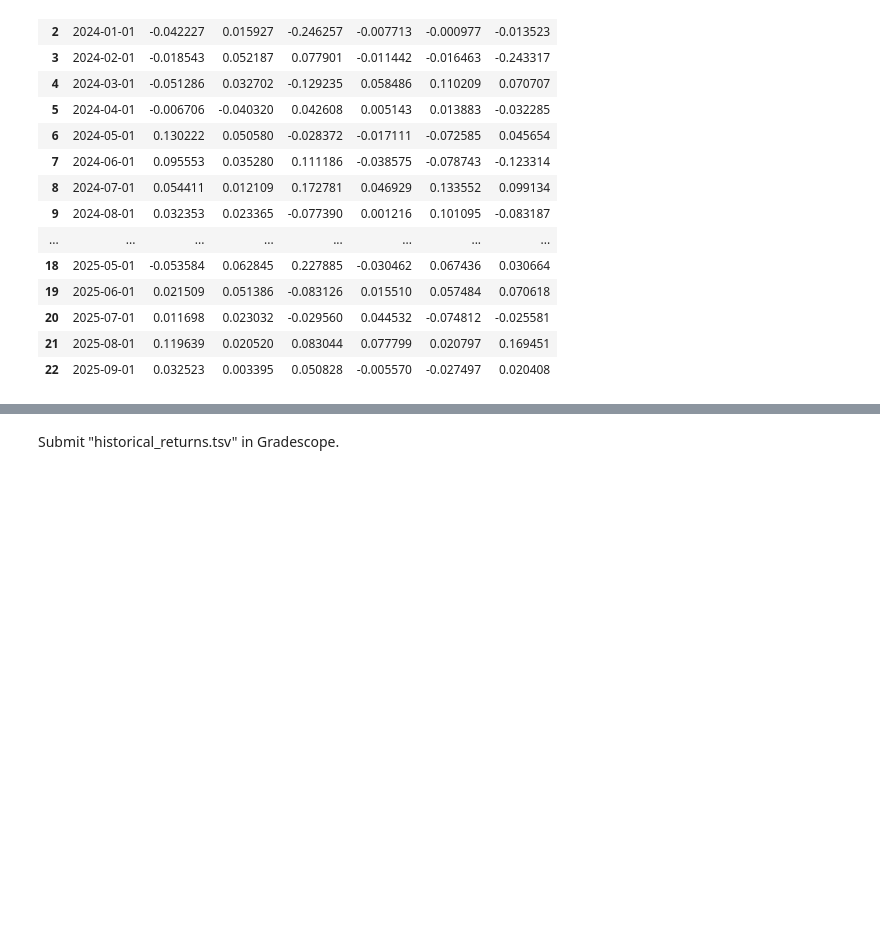
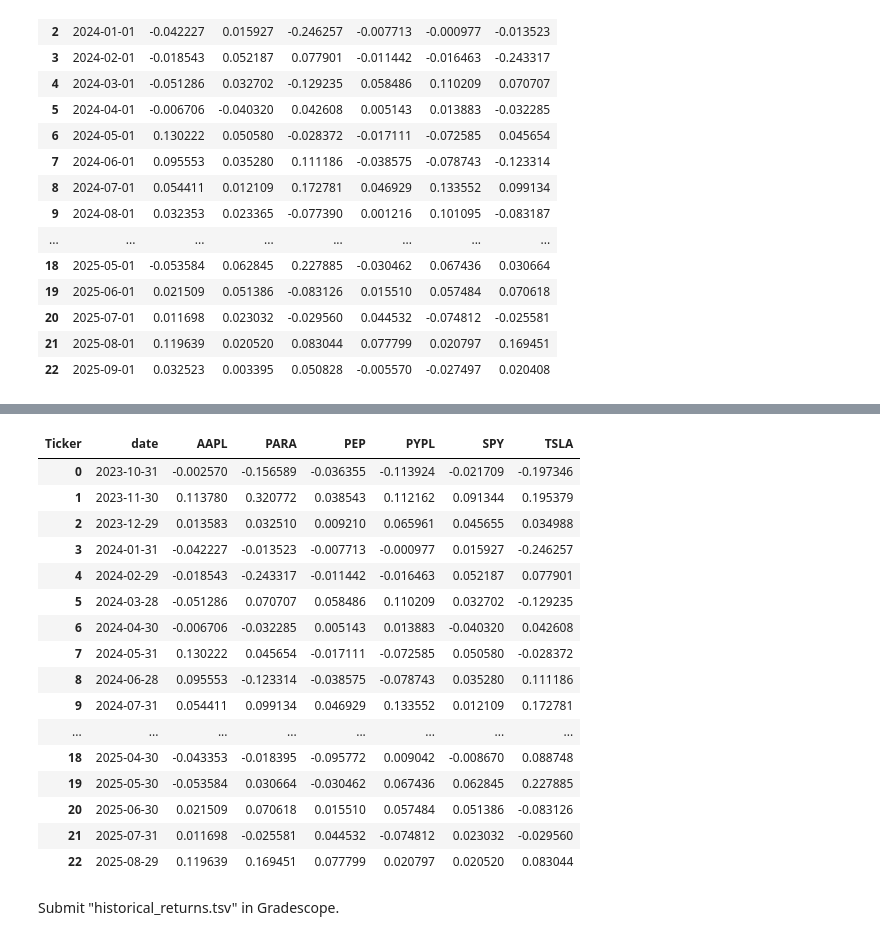
Before and after one commit to polinacsv/dx704-project-01, a Jupyter notebook: project.ipynb, the cells around one changed output, grey strips where cells are left out. Saved outputs shown, nothing was run; the diff lists cells and outputs as text; code cells hidden in the pictures; blank space fills up the shorter version.

```diff
--- a/project.ipynb
+++ b/project.ipynb
@@ -498,0 +517,20 @@ assert list(returns_out["date"]) == list(prices_out["date"][1:]), "Return dates
+# %%
+returns_out
+# %% [output]
+| Ticker | date | AAPL | PARA | PEP | PYPL | SPY | TSLA |
+| 0 | 2023-10-31 | -0.002570 | -0.156589 | -0.036355 | -0.113924 | -0.021709 | -0.197346 |
+| 1 | 2023-11-30 | 0.113780 | 0.320772 | 0.038543 | 0.112162 | 0.091344 | 0.195379 |
+| 2 | 2023-12-29 | 0.013583 | 0.032510 | 0.009210 | 0.065961 | 0.045655 | 0.034988 |
+| 3 | 2024-01-31 | -0.042227 | -0.013523 | -0.007713 | -0.000977 | 0.015927 | -0.246257 |
+| 4 | 2024-02-29 | -0.018543 | -0.243317 | -0.011442 | -0.016463 | 0.052187 | 0.077901 |
+| 5 | 2024-03-28 | -0.051286 | 0.070707 | 0.058486 | 0.110209 | 0.032702 | -0.129235 |
+| 6 | 2024-04-30 | -0.006706 | -0.032285 | 0.005143 | 0.013883 | -0.040320 | 0.042608 |
+| 7 | 2024-05-31 | 0.130222 | 0.045654 | -0.017111 | -0.072585 | 0.050580 | -0.028372 |
+| 8 | 2024-06-28 | 0.095553 | -0.123314 | -0.038575 | -0.078743 | 0.035280 | 0.111186 |
+| 9 | 2024-07-31 | 0.054411 | 0.099134 | 0.046929 | 0.133552 | 0.012109 | 0.172781 |
+| ... | ... | ... | ... | ... | ... | ... | ... |
+| 18 | 2025-04-30 | -0.043353 | -0.018395 | -0.095772 | 0.009042 | -0.008670 | 0.088748 |
+| 19 | 2025-05-30 | -0.053584 | 0.030664 | -0.030462 | 0.067436 | 0.062845 | 0.227885 |
+| 20 | 2025-06-30 | 0.021509 | 0.070618 | 0.015510 | 0.057484 | 0.051386 | -0.083126 |
+| 21 | 2025-07-31 | 0.011698 | -0.025581 | 0.044532 | -0.074812 | 0.023032 | -0.029560 |
+| 22 | 2025-08-29 | 0.119639 | 0.169451 | 0.077799 | 0.020797 | 0.020520 | 0.083044 |
```
Also changed, not shown: parts of 5 cells of this notebook, 2 other files.
